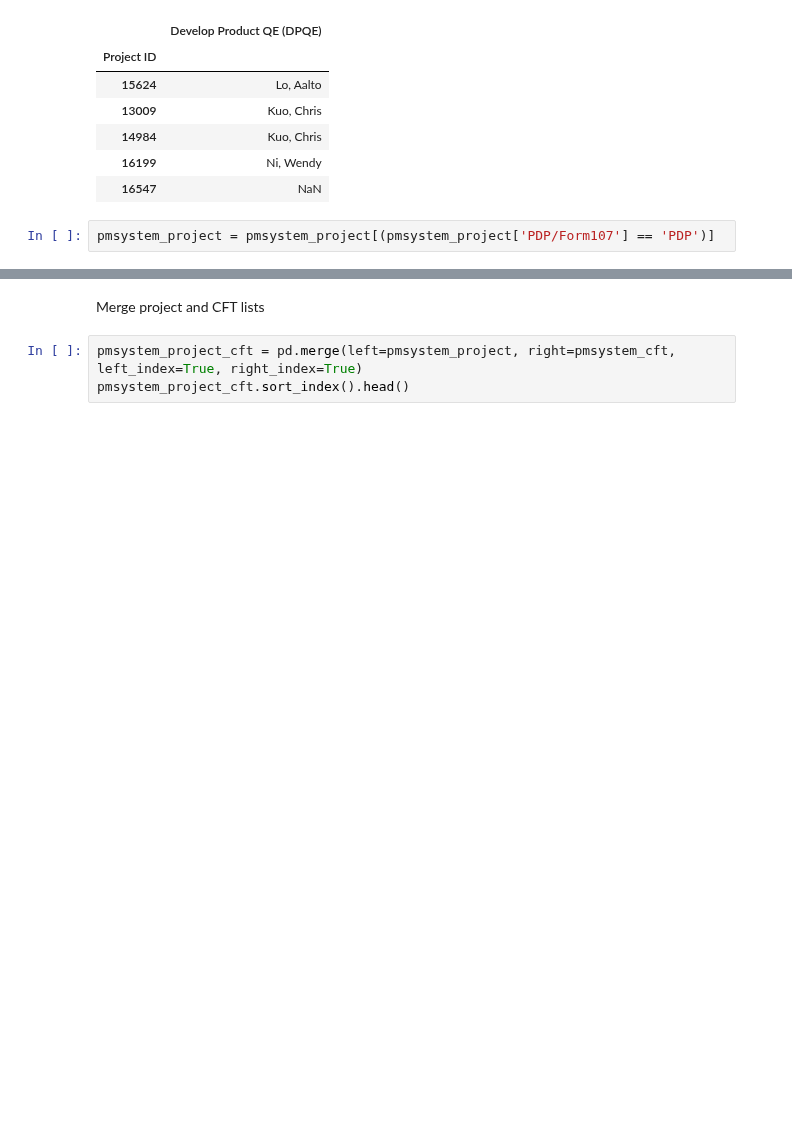
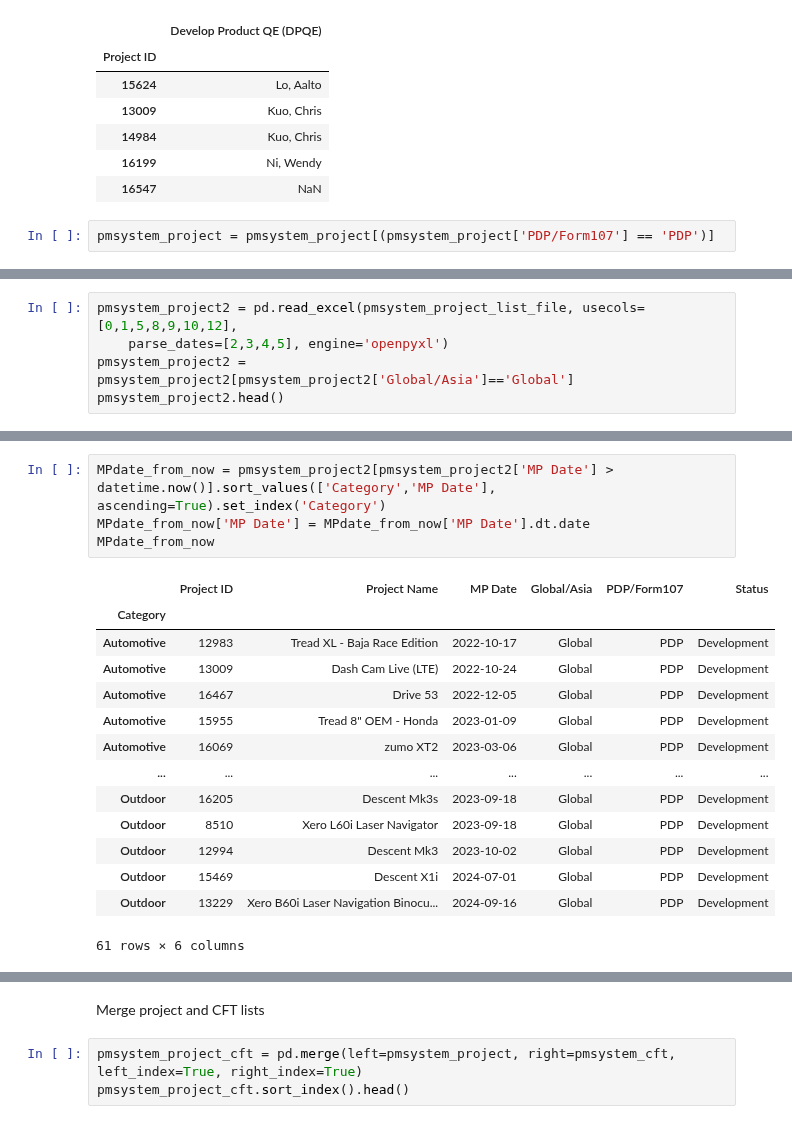
Before and after one commit to CPWRF/Projects, a Jupyter notebook: GMLA loading analysis/PMsystem_PRweb/LoadingAnalysis_PRweb _PMsystem.ipynb, the cells around one changed output, grey strips where cells are left out. Saved outputs shown, nothing was run; the diff lists cells and outputs as text; blank space fills up the shorter version.

```diff
--- a/GMLA loading analysis/PMsystem_PRweb/LoadingAnalysis_PRweb _PMsystem.ipynb
+++ b/GMLA loading analysis/PMsystem_PRweb/LoadingAnalysis_PRweb _PMsystem.ipynb
@@ -45,0 +49,5 @@ pmsystem_project.head()
+# %%
+pmsystem_project2 = pd.read_excel(pmsystem_project_list_file, usecols=[0,1,5,8,9,10,12],
+    parse_dates=[2,3,4,5], engine='openpyxl')
+pmsystem_project2 = pmsystem_project2[pmsystem_project2['Global/Asia']=='Global']
+pmsystem_project2.head()
@@ -45,0 +61,19 @@ pmsystem_project.head()
+# %%
+MPdate_from_now = pmsystem_project2[pmsystem_project2['MP Date'] > datetime.now()].sort_values(['Category','MP Date'], ascending=True).set_index('Category')
+MPdate_from_now['MP Date'] = MPdate_from_now['MP Date'].dt.date
+MPdate_from_now
+# %% [output]
+|  | Project ID | Project Name | MP Date | Global/Asia | PDP/Form107 | Status |
+| Category |  |  |  |  |  |  |
+| Automotive | 12983 | Tread XL - Baja Race Edition | 2022-10-17 | Global | PDP | Development |
+| Automotive | 13009 | Dash Cam Live (LTE) | 2022-10-24 | Global | PDP | Development |
+| Automotive | 16467 | Drive 53 | 2022-12-05 | Global | PDP | Development |
+| Automotive | 15955 | Tread 8" OEM - Honda | 2023-01-09 | Global | PDP | Development |
+| Automotive | 16069 | zumo XT2 | 2023-03-06 | Global | PDP | Development |
+| ... | ... | ... | ... | ... | ... | ... |
+| Outdoor | 16205 | Descent Mk3s | 2023-09-18 | Global | PDP | Development |
+| Outdoor | 8510 | Xero L60i Laser Navigator | 2023-09-18 | Global | PDP | Development |
+| Outdoor | 12994 | Descent Mk3 | 2023-10-02 | Global | PDP | Development |
+| Outdoor | 15469 | Descent X1i | 2024-07-01 | Global | PDP | Development |
+| Outdoor | 13229 | Xero B60i Laser Navigation Binocu... | 2024-09-16 | Global | PDP | Development |
+61 rows × 6 columns
```
Also changed, not shown: parts of 8 cells of this notebook, 6 other files.
